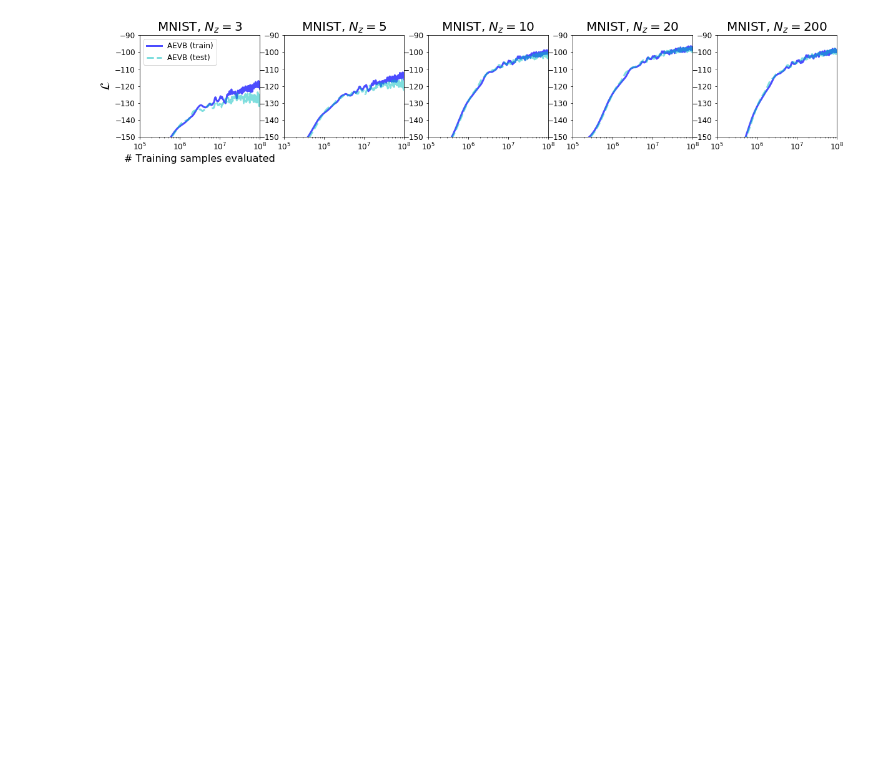
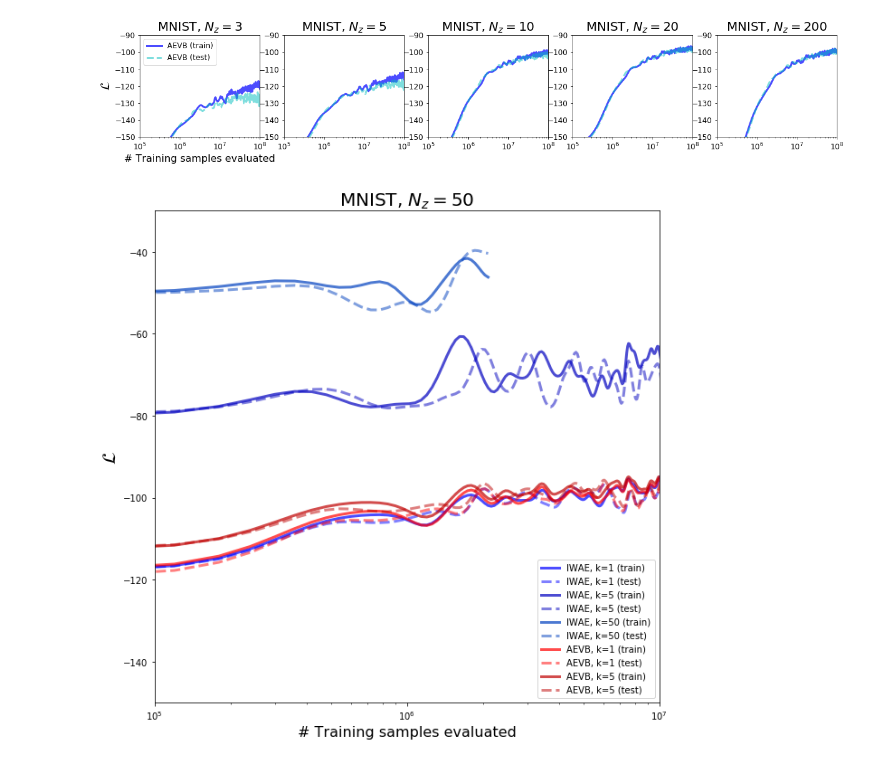
Before and after one commit to rshen36/vae, a Jupyter notebook: viz.ipynb, the cells around one changed output. Cells and saved outputs as stored; diff of their text form; code cells hidden in the pictures; blank space fills up the shorter version.

Commit message:
beginning adding color dataset capability; added viz comparison of vae and iwae

```diff
--- a/viz.ipynb
+++ b/viz.ipynb
@@ -47,3 +46,71 @@ for i, dim in enumerate(dims):
 plt.show()
 # %% [output]
 [figure]
+# %%
+dim = 50
+sigma = 3
+
+fig = plt.figure(figsize=(10,10))
+ax = plt.axes()
+
+df1 = pd.read_csv("./results/init_iwae/bernoulli_iwae_mnist_h200_k1_z50/results.csv")
+df2 = pd.read_csv("./results/init_iwae/bernoulli_iwae_mnist_h200_k5_z50/results.csv")
+df3 = pd.read_csv("./bernoulli_iwae_mnist_k50_z50/results.csv")
+df4 = pd.read_csv("./bernoulli_vae_mnist_k1_z50/results.csv")
+df5 = pd.read_csv("./bernoulli_vae_mnist_k5_z50/results.csv")
+
+df1_train_smoothed = gaussian_filter1d(df1['ELBO'], sigma=sigma)
+df1_test_smoothed = gaussian_filter1d(df1['Test ELBO'], sigma=sigma)
+df2_train_smoothed = gaussian_filter1d(df2['ELBO'], sigma=sigma)
+df2_test_smoothed = gaussian_filter1d(df2['Test ELBO'], sigma=sigma)
+df3_train_smoothed = gaussian_filter1d(df3['ELBO'], sigma=sigma)
+df3_test_smoothed = gaussian_filter1d(df3['Test ELBO'], sigma=sigma)
+df4_train_smoothed = gaussian_filter1d(df4['ELBO'], sigma=sigma)
+df4_test_smoothed = gaussian_filter1d(df4['Test ELBO'], sigma=sigma)
+df5_train_smoothed = gaussian_filter1d(df5['ELBO'], sigma=sigma)
+df5_test_smoothed = gaussian_filter1d(df5['Test ELBO'], sigma=sigma)
+
+ax.set_xscale("log")
+ax.set_xlim(left=10**5, right=10**7)
+# ax.set_xlim(left=0, right=10**7)
+ax.set_ylim(bottom=-150, top=-30)
+
+df1_smooth_train_line, = ax.plot(df1['Samples'], df1_train_smoothed, linewidth=3, color=(0,0,1.),
+                             label="IWAE, k=1 (train)", alpha=0.7)
+df1_smooth_test_line, = ax.plot(df1['Samples'], df1_test_smoothed, linewidth=3, linestyle='--',
+                            color=(0,0,1.), label="IWAE, k=1 (test)", alpha=0.5)
+
+df2_smooth_train_line, = ax.plot(df2['Samples'], df2_train_smoothed, linewidth=3, color=(0,0,.75),
+                             label="IWAE, k=5 (train)", alpha=0.7)
+df2_smooth_test_line, = ax.plot(df2['Samples'], df2_test_smoothed, linewidth=3, linestyle='--',
+                            color=(0,0,.75), label="IWAE, k=5 (test)", alpha=0.5)
+
+df3_smooth_train_line, = ax.plot(df3['Samples'], df3_train_smoothed, linewidth=3, color=(0,.25,.75),
+                             label="IWAE, k=50 (train)", alpha=0.7)
+df3_smooth_test_line, = ax.plot(df3['Samples'], df3_test_smoothed, linewidth=3, linestyle='--',
+                            color=(0,.25,.75), label="IWAE, k=50 (test)", alpha=0.5)
+
+df4_smooth_train_line, = ax.plot(df4['Samples'], df4_train_smoothed, linewidth=3, color=(1.,0,0),
+                             label="AEVB, k=1 (train)", alpha=0.7)
+df4_smooth_test_line, = ax.plot(df4['Samples'], df4_test_smoothed, linewidth=3, linestyle='--',
+                            color=(1.,0,0), label="AEVB, k=1 (test)", alpha=0.5)
+
+df5_smooth_train_line, = ax.plot(df5['Samples'], df5_train_smoothed, linewidth=3, color=(.75,0,0),
+                             label="AEVB, k=5 (train)", alpha=0.7)
+df5_smooth_test_line, = ax.plot(df5['Samples'], df5_test_smoothed, linewidth=3, linestyle='--',
+                            color=(.75,0,0), label="AEVB, k=5 (test)", alpha=0.5)
+
+# df6_smooth_train_line, = ax.plot(df5['Samples'], df5_train_smoothed, linewidth=3, color=(.75,0,.5),
+#                              label="AEVB, k=50 (train)", alpha=0.7)
+# df6_smooth_test_line, = ax.plot(df5['Samples'], df5_test_smoothed, linewidth=3, linestyle='--',
+#                             color=(.75,0,.5), label="AEVB, k=50 (test)", alpha=0.5)
+
+
+ax.set_xlabel('# Training samples evaluated', fontsize=16)
+ax.set_ylabel(r'$\mathcal{L}$', fontsize=20)
+plt.legend(loc="lower right")
+
+plt.title(r"MNIST, $N_z =$" + str(dim), fontsize=20)
+plt.show()
+# %% [output]
+[figure, added]
```
Also changed, not shown: parts of 1 cell of this notebook, 3 other files.
